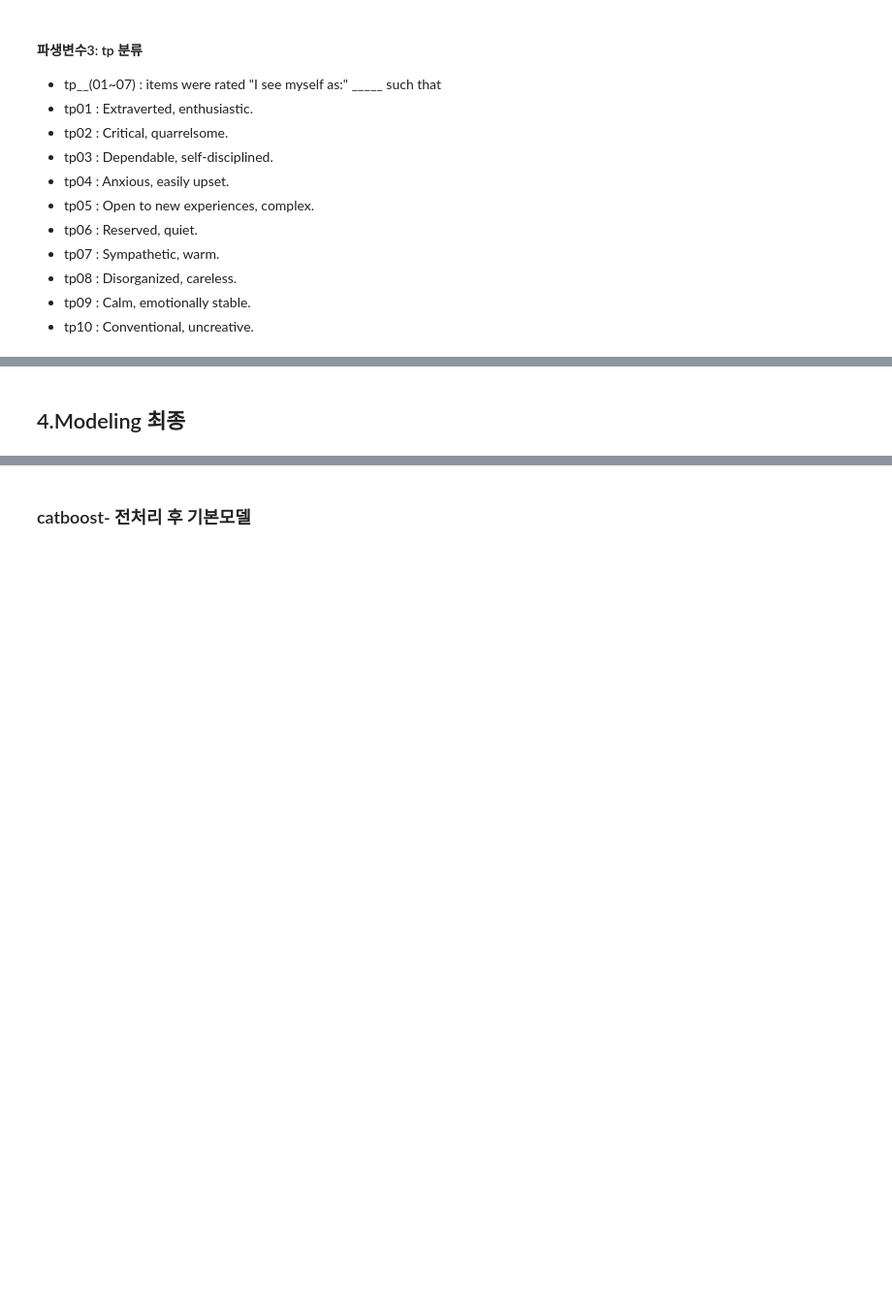
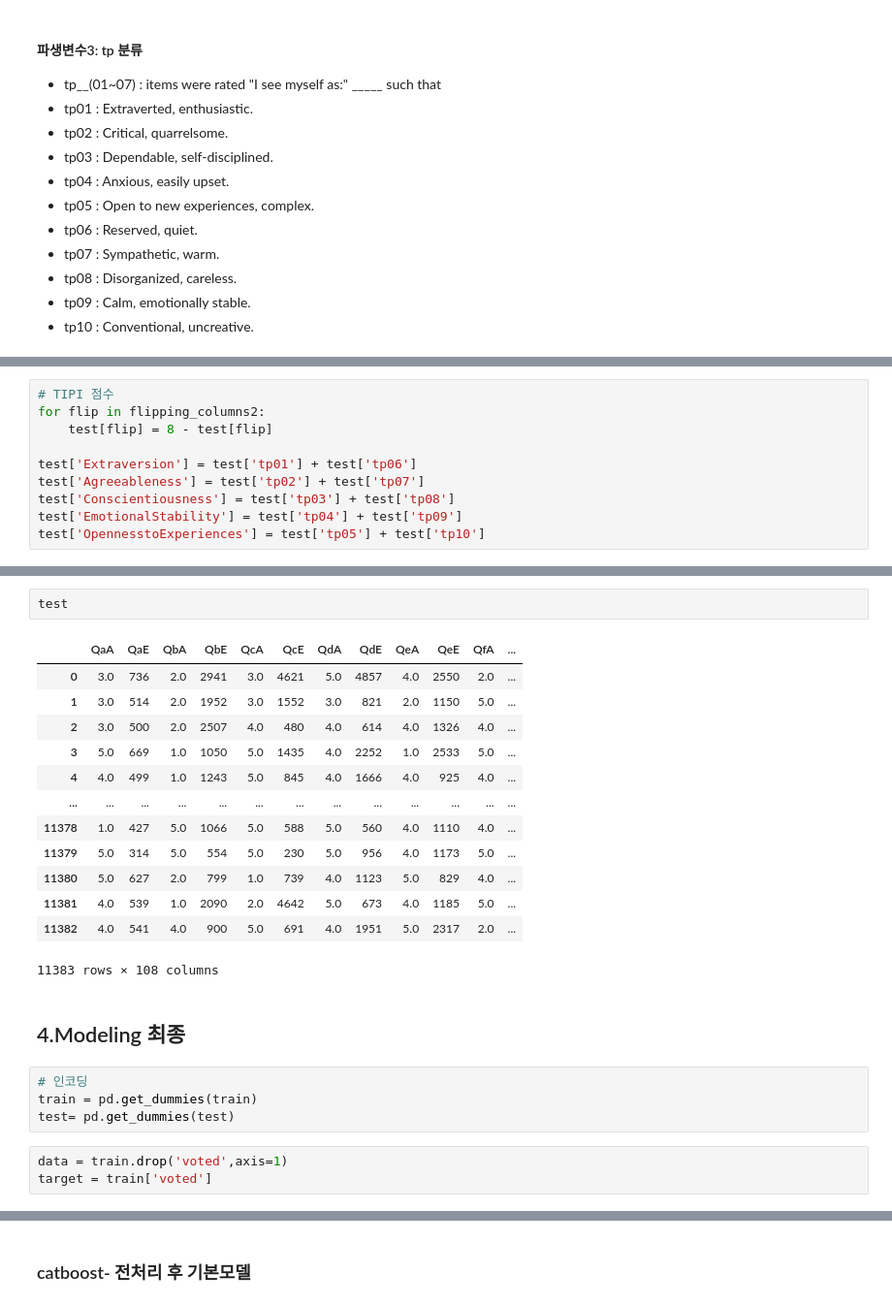
Before and after one commit to SungaHwang/ML_practice, a Jupyter notebook: 심리성향예측AI경진대회.ipynb, the cells around one changed output, grey strips where cells are left out. Shown at 97% size. Cells and saved outputs as stored; diff of their text form; blank space fills up the shorter version.

```diff
--- a/심리성향예측AI경진대회.ipynb
+++ b/심리성향예측AI경진대회.ipynb
@@ -651,0 +700,10 @@ drop_list = ['QaE', 'QbE', 'QcE', 'QdE', 'QeE',
+# %%
+# TIPI 점수
+for flip in flipping_columns2:
+    test[flip] = 8 - test[flip]
+
+test['Extraversion'] = test['tp01'] + test['tp06']
+test['Agreeableness'] = test['tp02'] + test['tp07']
+test['Conscientiousness'] = test['tp03'] + test['tp08']
+test['EmotionalStability'] = test['tp04'] + test['tp09']
+test['OpennesstoExperiences'] = test['tp05'] + test['tp10']
@@ -652,2 +726,25 @@ drop_list = ['QaE', 'QbE', 'QcE', 'QdE', 'QeE',
+# %%
+test
+# %% [output]
+|  | QaA | QaE | QbA | QbE | QcA | QcE | QdA | QdE | QeA | QeE | QfA | ... |
+| 0 | 3.0 | 736 | 2.0 | 2941 | 3.0 | 4621 | 5.0 | 4857 | 4.0 | 2550 | 2.0 | ... |
+| 1 | 3.0 | 514 | 2.0 | 1952 | 3.0 | 1552 | 3.0 | 821 | 2.0 | 1150 | 5.0 | ... |
+| 2 | 3.0 | 500 | 2.0 | 2507 | 4.0 | 480 | 4.0 | 614 | 4.0 | 1326 | 4.0 | ... |
+| 3 | 5.0 | 669 | 1.0 | 1050 | 5.0 | 1435 | 4.0 | 2252 | 1.0 | 2533 | 5.0 | ... |
+| 4 | 4.0 | 499 | 1.0 | 1243 | 5.0 | 845 | 4.0 | 1666 | 4.0 | 925 | 4.0 | ... |
+| ... | ... | ... | ... | ... | ... | ... | ... | ... | ... | ... | ... | ... |
+| 11378 | 1.0 | 427 | 5.0 | 1066 | 5.0 | 588 | 5.0 | 560 | 4.0 | 1110 | 4.0 | ... |
+| 11379 | 5.0 | 314 | 5.0 | 554 | 5.0 | 230 | 5.0 | 956 | 4.0 | 1173 | 5.0 | ... |
+| 11380 | 5.0 | 627 | 2.0 | 799 | 1.0 | 739 | 4.0 | 1123 | 5.0 | 829 | 4.0 | ... |
+| 11381 | 4.0 | 539 | 1.0 | 2090 | 2.0 | 4642 | 5.0 | 673 | 4.0 | 1185 | 5.0 | ... |
+| 11382 | 4.0 | 541 | 4.0 | 900 | 5.0 | 691 | 4.0 | 1951 | 5.0 | 2317 | 2.0 | ... |
+11383 rows × 108 columns
 # %% [markdown]
 ## 4.Modeling 최종
+# %%
+# 인코딩
+train = pd.get_dummies(train)
+test= pd.get_dummies(test)
+# %%
+data = train.drop('voted',axis=1)
+target = train['voted']
```
Also changed, not shown: parts of 51 cells of this notebook.
